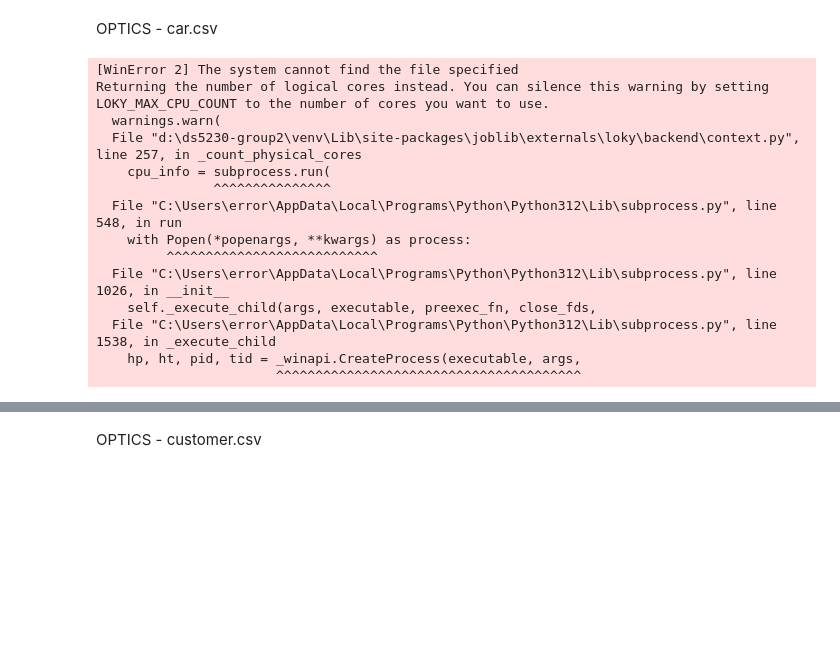
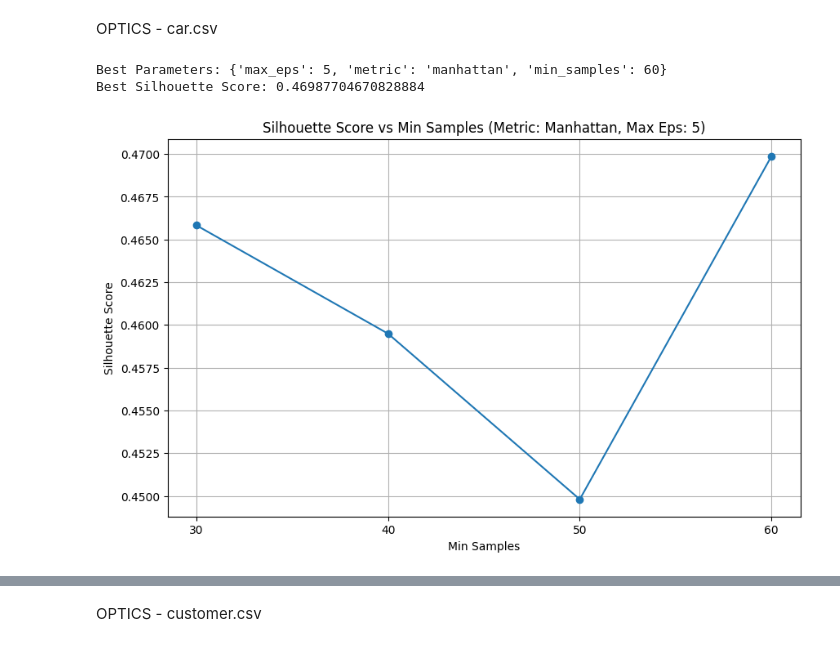
Before and after one commit to greasycat/ds5230-group2, a Jupyter notebook: optics.ipynb, the cells around one changed output, grey strips where cells are left out. Cells and saved outputs as stored; diff of their text form; code cells hidden in the pictures; blank space fills up the shorter version.

```diff
--- a/optics.ipynb
+++ b/optics.ipynb
@@ -15,20 +14,2 @@ X = prep.prep_car
 # %% [markdown]
 OPTICS - car.csv
-# %%
-optics = OPTICS(min_samples=20, max_eps=1.5, metric='euclidean', cluster_method='xi', xi=0.05)
-optics_labels = optics.fit_predict(X)
-# %% [output]
-[WinError 2] The system cannot find the file specified
-Returning the number of logical cores instead. You can silence this warning by setting LOKY_MAX_CPU_COUNT to the number of cores you want to use.
-  warnings.warn(
-  File "d:\ds5230-group2\venv\Lib\site-packages\joblib\externals\loky\backend\context.py", line 257, in _count_physical_cores
-    cpu_info = subprocess.run(
-               ^^^^^^^^^^^^^^^
-  File "C:\Users\error\AppData\Local\Programs\Python\Python312\Lib\subprocess.py", line 548, in run
-    with Popen(*popenargs, **kwargs) as process:
-         ^^^^^^^^^^^^^^^^^^^^^^^^^^^
-  File "C:\Users\error\AppData\Local\Programs\Python\Python312\Lib\subprocess.py", line 1026, in __init__
-    self._execute_child(args, executable, preexec_fn, close_fds,
-  File "C:\Users\error\AppData\Local\Programs\Python\Python312\Lib\subprocess.py", line 1538, in _execute_child
-    hp, ht, pid, tid = _winapi.CreateProcess(executable, args,
-                       ^^^^^^^^^^^^^^^^^^^^^^^^^^^^^^^^^^^^^^^
@@ -34,0 +22,12 @@ Returning the number of logical cores instead. You can silence this warning by s
+# %%
+from sklearn.model_selection import ParameterGrid
+
+# Define the hyperparameter grid
+hyperparam_grid = {
+    "min_samples": [30, 40, 50, 60],
+    "max_eps": [3, 4, 5, np.inf],
+    "metric": ['manhattan', 'hamming'],
+}
+# %% [output]
+Best Parameters: {'max_eps': 5, 'metric': 'manhattan', 'min_samples': 60}
+Best Silhouette Score: 0.46987704670828884
@@ -34,0 +116,22 @@ Returning the number of logical cores instead. You can silence this warning by s
+# %%
+# fix metric to manhattan and eps to 5, plot silhouette score vs min_samples
+import matplotlib.pyplot as plt
+
+# Filter results for the specified metric and max_eps
+filtered_results = [result for result in results if result['params']['metric'] == 'manhattan' and result['params']['max_eps'] == 5]
+
+# Extract min_samples and silhouette scores
+min_samples = [result['params']['min_samples'] for result in filtered_results]
+silhouette_scores = [result['silhouette_score'] for result in filtered_results]
+
+# Plotting
+plt.figure(figsize=(10, 6))
+plt.plot(min_samples, silhouette_scores, marker='o')
+plt.title('Silhouette Score vs Min Samples (Metric: Manhattan, Max Eps: 5)')
+plt.xlabel('Min Samples')
+plt.ylabel('Silhouette Score')
+plt.xticks(min_samples)
+plt.grid()
+plt.show()
+# %% [output]
+[figure, added]
```
Also changed, not shown: parts of 20 cells of this notebook.
